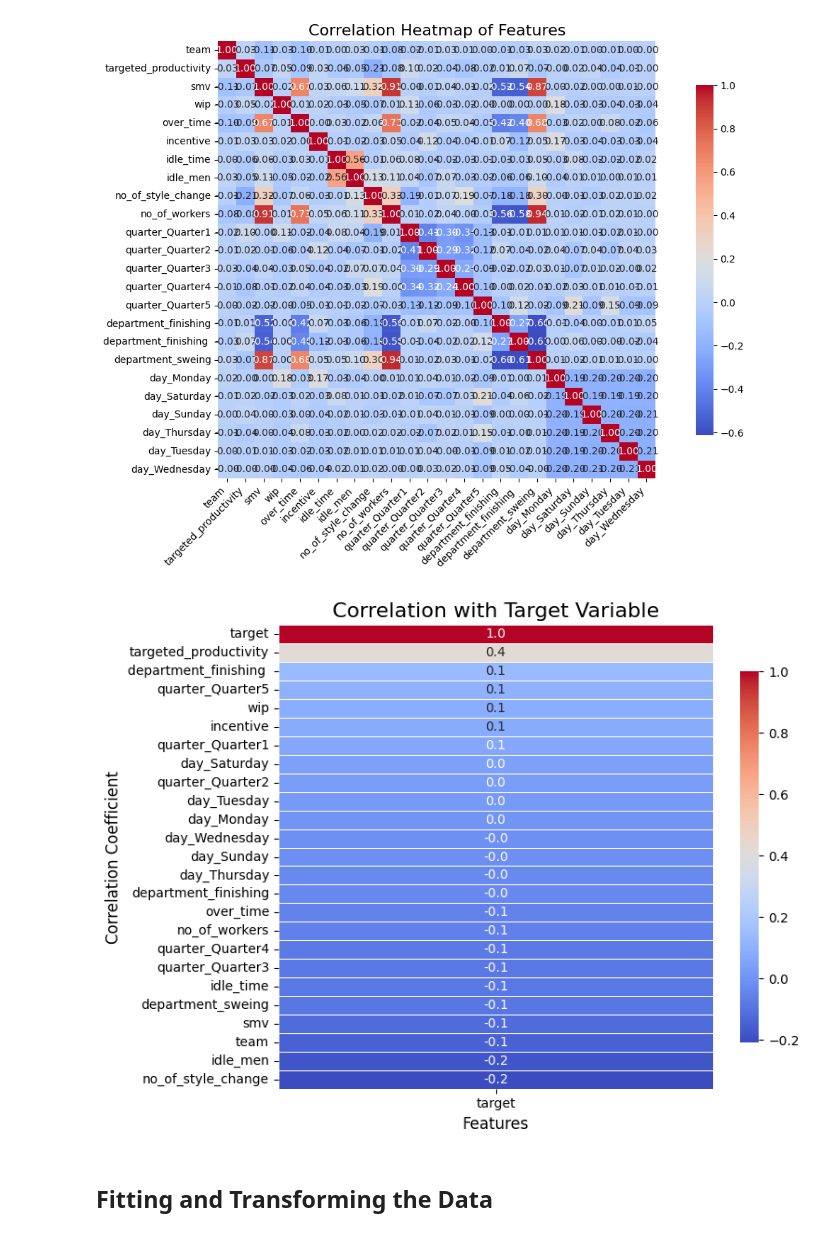
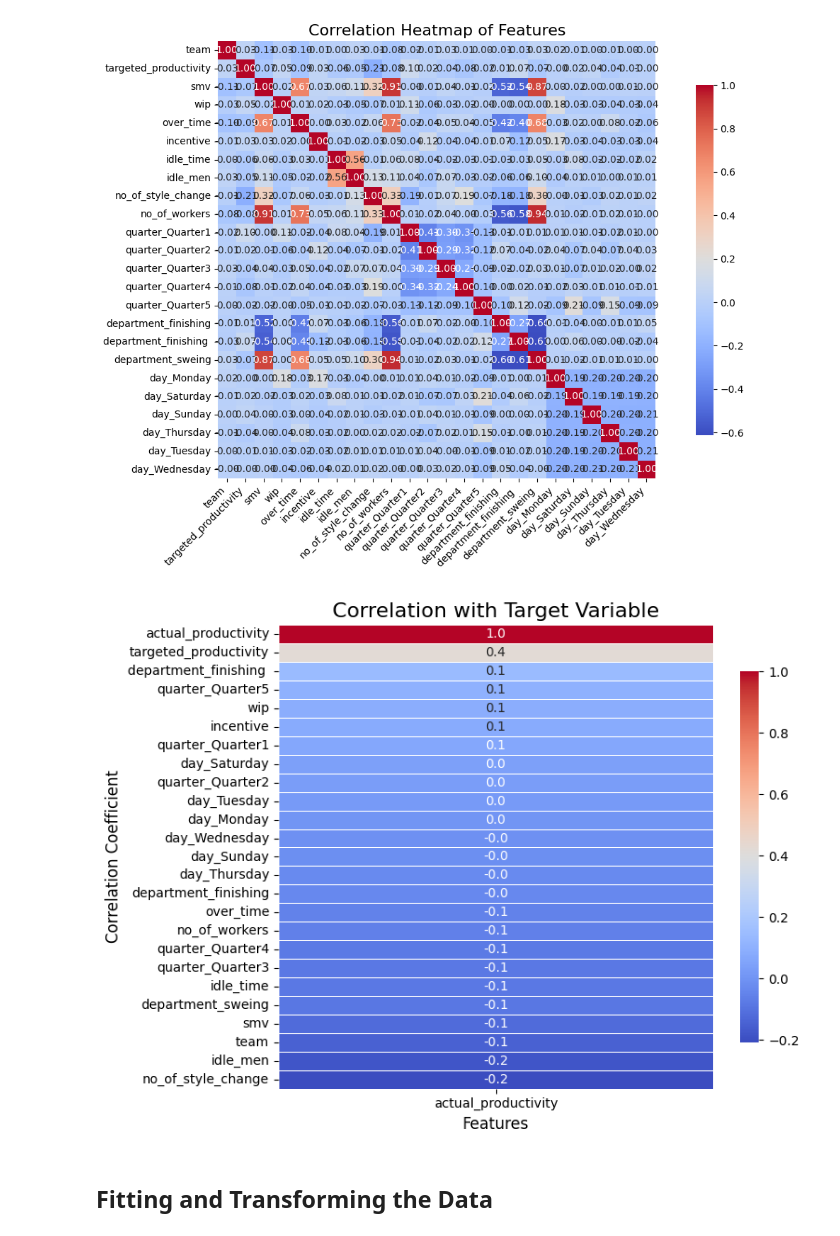
Before and after one commit to JaidenFlint/Project2_Group2, a Jupyter notebook: Regression_Model_Project2.ipynb, the cells around one changed output. Cells and saved outputs as stored; diff of their text form; code cells hidden in the pictures.

```diff
--- a/Regression_Model_Project2.ipynb
+++ b/Regression_Model_Project2.ipynb
@@ -170,25 +170,37 @@ plt.show()
 # %% [output]
 [figure]
 # %%
-# Assuming processed_data_with_target is your DataFrame with features and target variable
+# Assuming 'y' is your target variable as a 2D array, flatten it to 1D
+y_flat = y.ravel()  # or use y.flatten() if y is a NumPy array
+
+# Define the target column name
+target = 'actual_productivity'  # Replace with your actual target column name
+
+# Create a Series from the flattened target variable
+target_series = pd.Series(y_flat, name=target)
+
+# Combine features and target into a new DataFrame
+processed_data_with_target = pd.concat([processed_data, target_series], axis=1)
+
+# Calculate the correlation matrix including the target variable
 correlation_matrix_with_target = processed_data_with_target.corr()
 
-# Focus on correlations with the target variable
-target_correlation = correlation_matrix_with_target[['target']].sort_values(by='target', ascending=False)
+# Focus on correlations with the target variable and sort them
+target_correlation = correlation_matrix_with_target[[target]].sort_values(by=target, ascending=False)
 
 # Set up the matplotlib figure
 plt.figure(figsize=(8, 6))  # Adjust size for readability
 
 # Create a heatmap with only the target correlations
 sns.heatmap(target_correlation, annot=True, fmt=".1f", cmap='coolwarm', cbar_kws={"shrink": .8}, linewidths=0.5)
 
 # Add titles and labels
 plt.title('Correlation with Target Variable', fontsize=16)
 plt.xlabel('Features', fontsize=12)
 plt.ylabel('Correlation Coefficient', fontsize=12)
 
 # Show the plot
 plt.tight_layout()  # Adjust layout to prevent clipping of labels
 plt.show()
 # %% [output]
-[figure, old version]
+[figure, new version]
```
Also changed, not shown: parts of 14 cells of this notebook.
